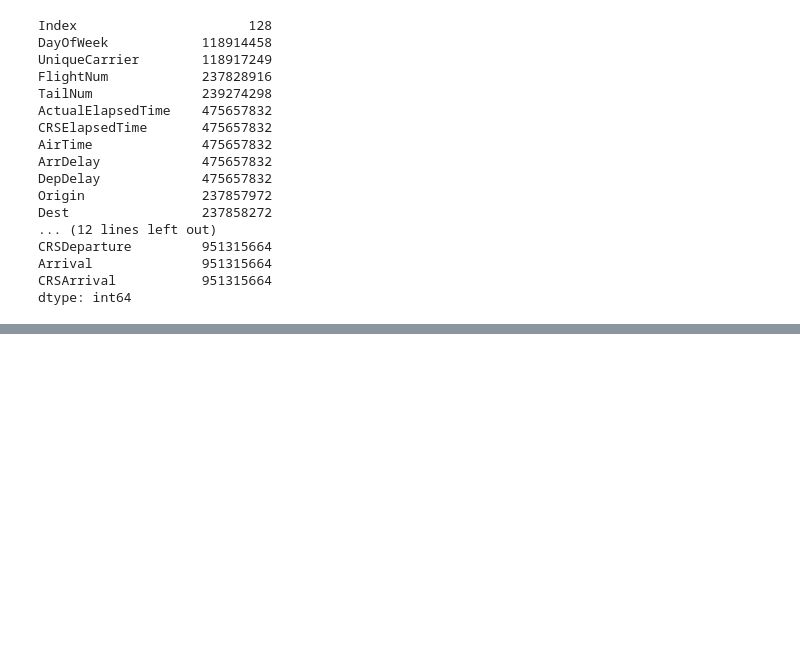
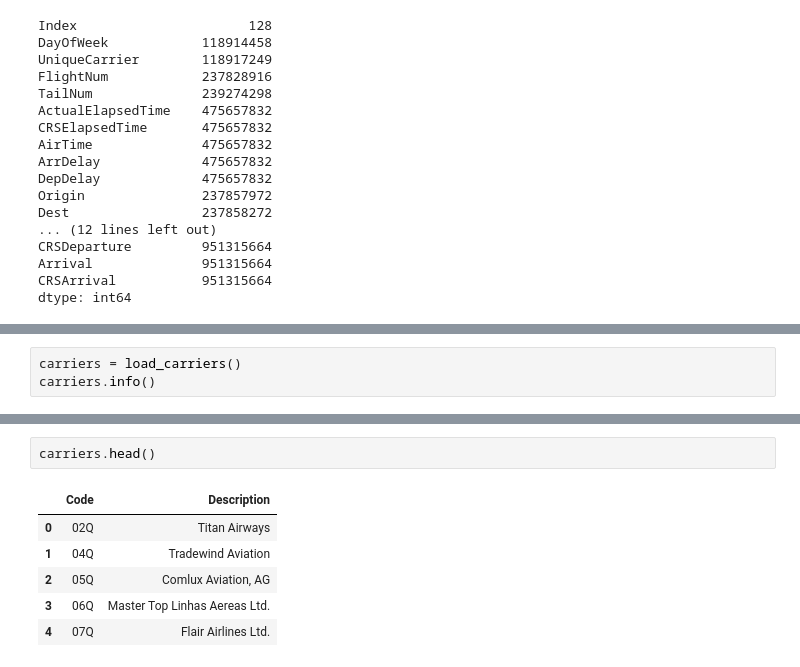
Before and after one commit to Pawlo77/Airline-Perfomrmance-Data-Analysis, a Jupyter notebook: src/eda_Pawel.ipynb, the cells around one changed output, grey strips where cells are left out. Drawn from its saved outputs; the diff is of its cells as text; blank space fills up the shorter version.

```diff
--- a/src/eda_Pawel.ipynb
+++ b/src/eda_Pawel.ipynb
@@ -169,0 +226,3 @@ dtype: int64
+# %%
+carriers = load_carriers()
+carriers.info()
@@ -169,0 +239,9 @@ dtype: int64
+# %%
+carriers.head()
+# %% [output]
+|  | Code | Description |
+| 0 | 02Q | Titan Airways |
+| 1 | 04Q | Tradewind Aviation |
+| 2 | 05Q | Comlux Aviation, AG |
+| 3 | 06Q | Master Top Linhas Aereas Ltd. |
+| 4 | 07Q | Flair Airlines Ltd. |
```
Also changed, not shown: parts of 6 cells of this notebook, 7 other files.
